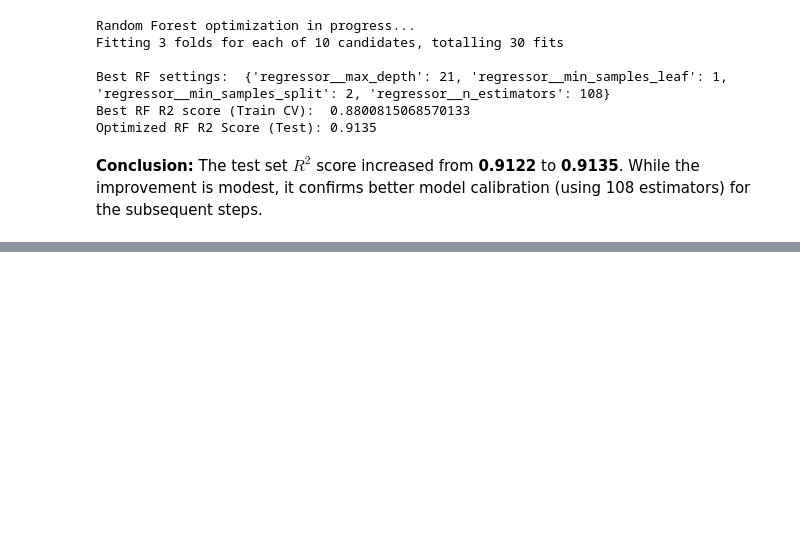
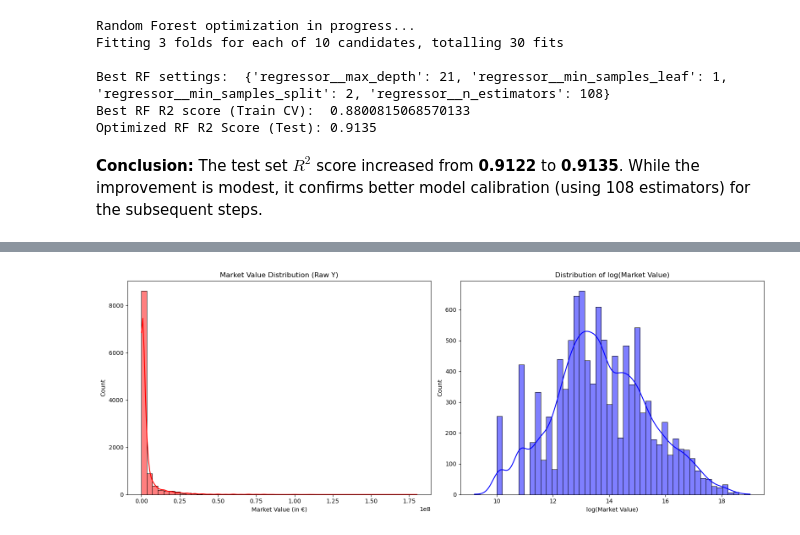
Before and after one commit to Tinou7/Prediction-MarketValue-ML-Project, a Jupyter notebook: Prediction-MarketValue-ML-Project.ipynb, the cells around one changed output, grey strips where cells are left out. Saved outputs shown, nothing was run; the diff lists cells and outputs as text; code cells hidden in the pictures; blank space fills up the shorter version.

```diff
--- a/Prediction-MarketValue-ML-Project.ipynb
+++ b/Prediction-MarketValue-ML-Project.ipynb
@@ -359,0 +553,26 @@ Optimized RF R2 Score (Test): 0.9135
+# %%
+# Apply log transformation to the target variable to handle skewness
+df['log_value'] = np.log(df['current_value'])
+
+plt.figure(figsize=(16, 6))
+
+# Subplot 1: Raw Market Value Distribution
+plt.subplot(1, 2, 1)
+sns.histplot(df['current_value'], bins=50, kde=True, color='red')
+plt.title('Market Value Distribution (Raw Y)')
+plt.xlabel('Market Value (in €)')
+# Use scientific notation for the X-axis due to large values
+plt.ticklabel_format(style='sci', axis='x', scilimits=(0,0))
+
+# Subplot 2: Log-Transformed Market Value Distribution
+plt.subplot(1, 2, 2)
+sns.histplot(df['log_value'], bins=50, kde=True, color='blue')
+plt.title('Distribution of log(Market Value)')
+plt.xlabel('log(Market Value)')
+
+plt.tight_layout()
+# SAVE the figure for documentation/reports
+plt.savefig('market_value_dist_log.png')
+plt.show()
+# %% [output]
+[figure, added]
```
Also changed, not shown: parts of 11 cells of this notebook, 1 other file.
